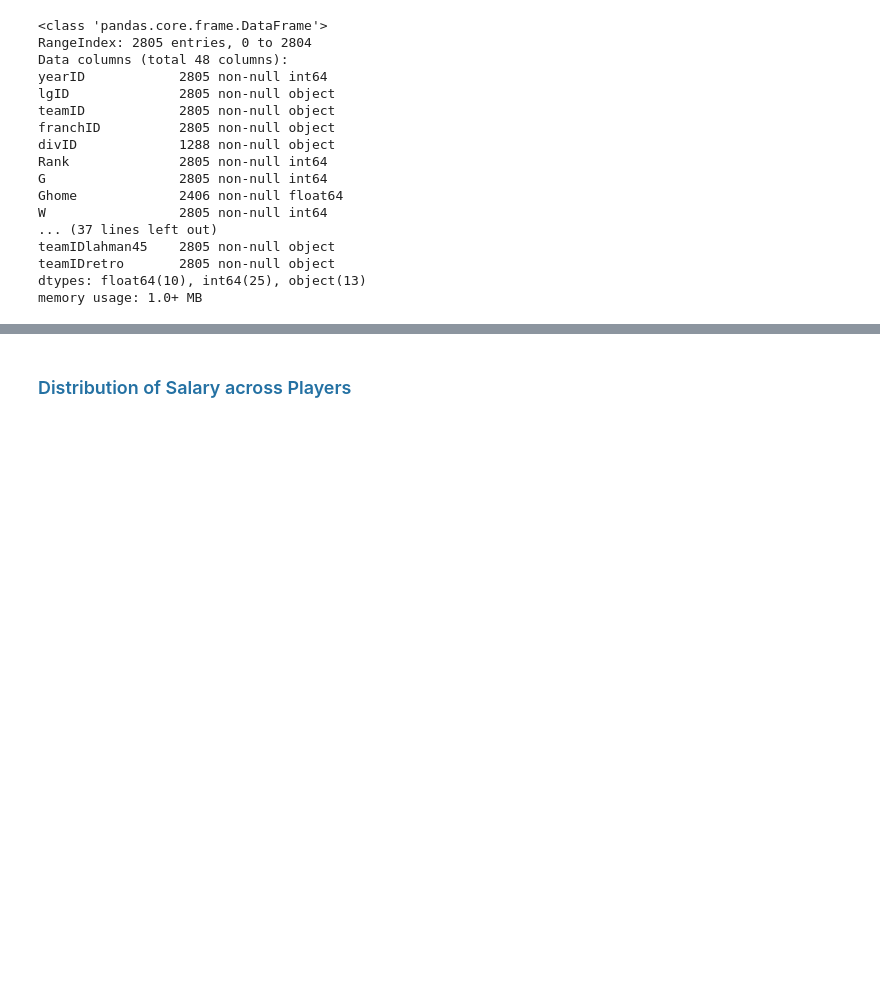
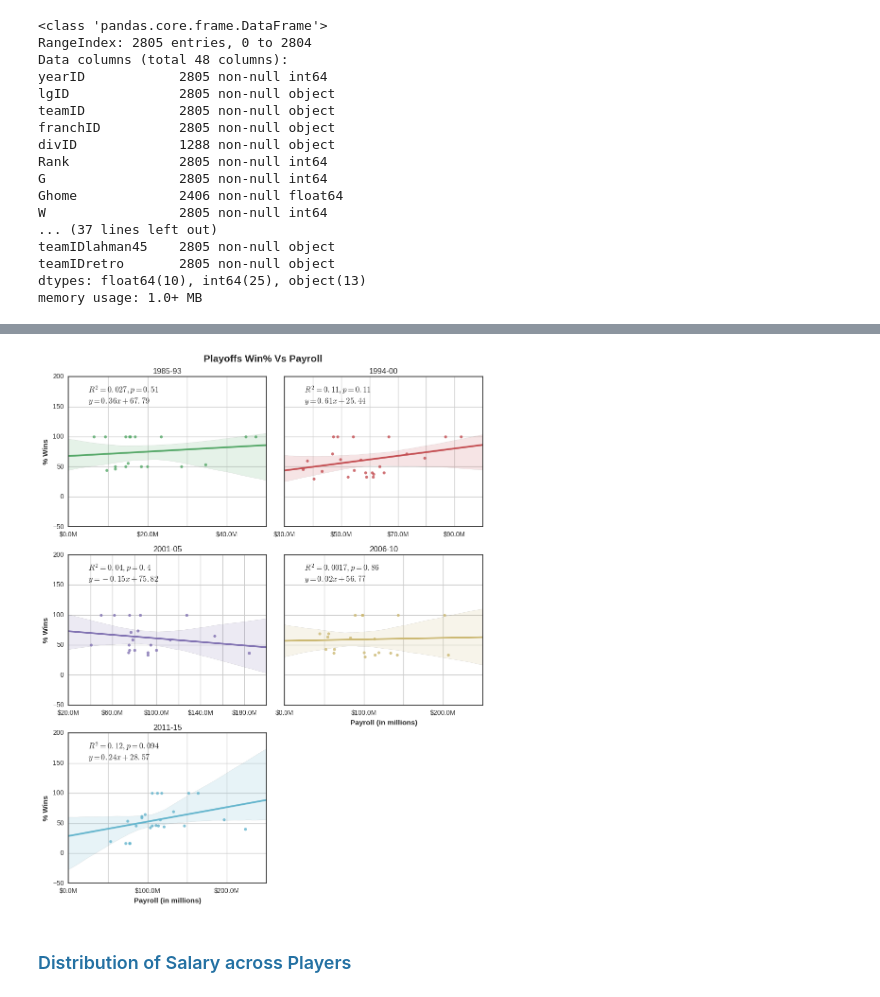
Before and after one commit to bonamprabhu/baseball-statistics, a Jupyter notebook: baseball-statistics.ipynb, the cells around one changed output, grey strips where cells are left out. Saved outputs shown, nothing was run; the diff lists cells and outputs as text; code cells hidden in the pictures; blank space fills up the shorter version.

```diff
--- a/baseball-statistics.ipynb
+++ b/baseball-statistics.ipynb
@@ -325,3 +387,7 @@ salary_vs_wins(order[5])
+# %%
+linregress_salary('W%_ps')
+# %% [output]
+[figure, added]
 # %% [markdown]
 ### <span style="color:#2471A3">Distribution of Salary across Players</span>
 # %%
```
Also changed, not shown: parts of 29 cells of this notebook, 1 other file.
